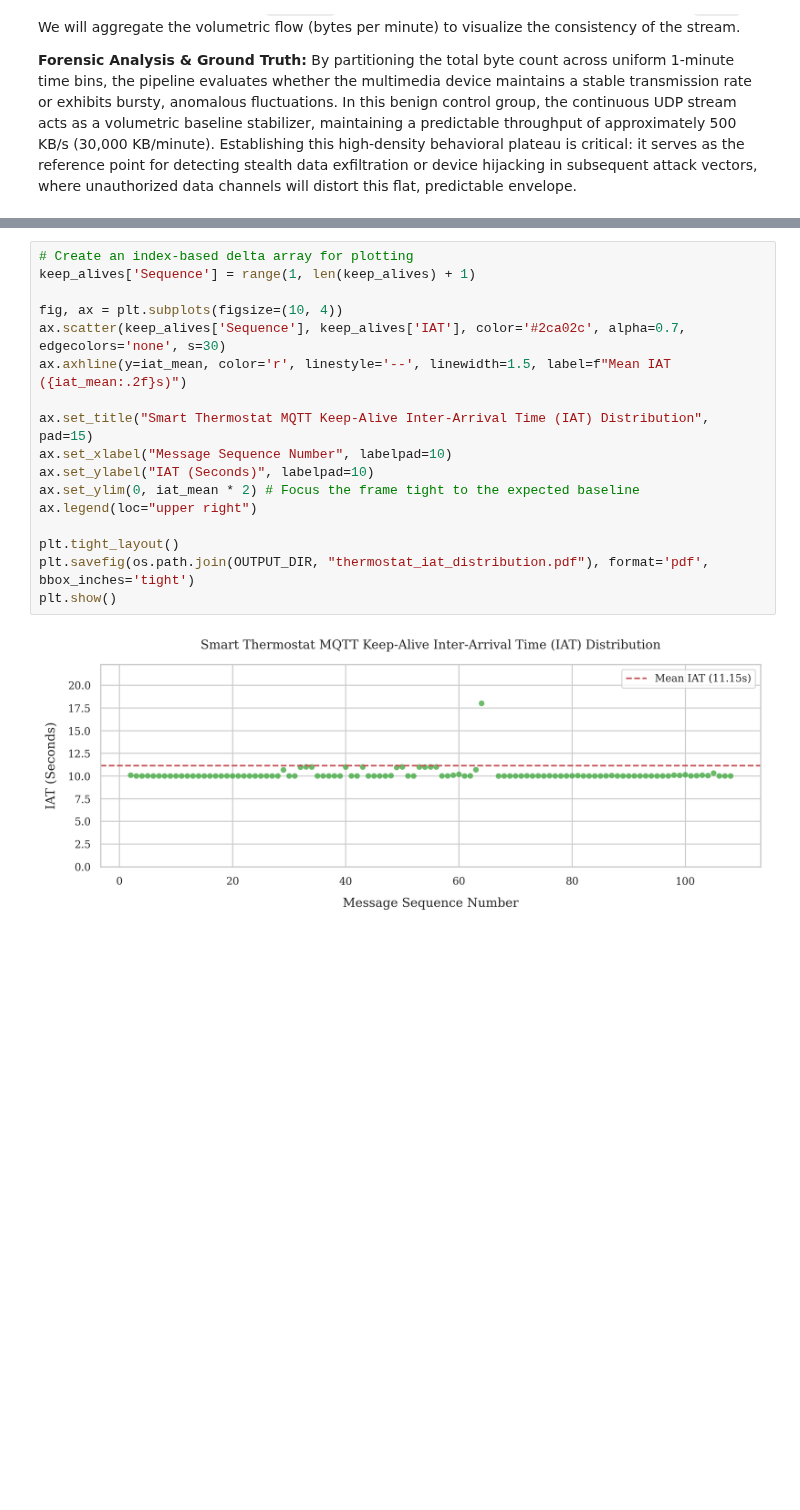
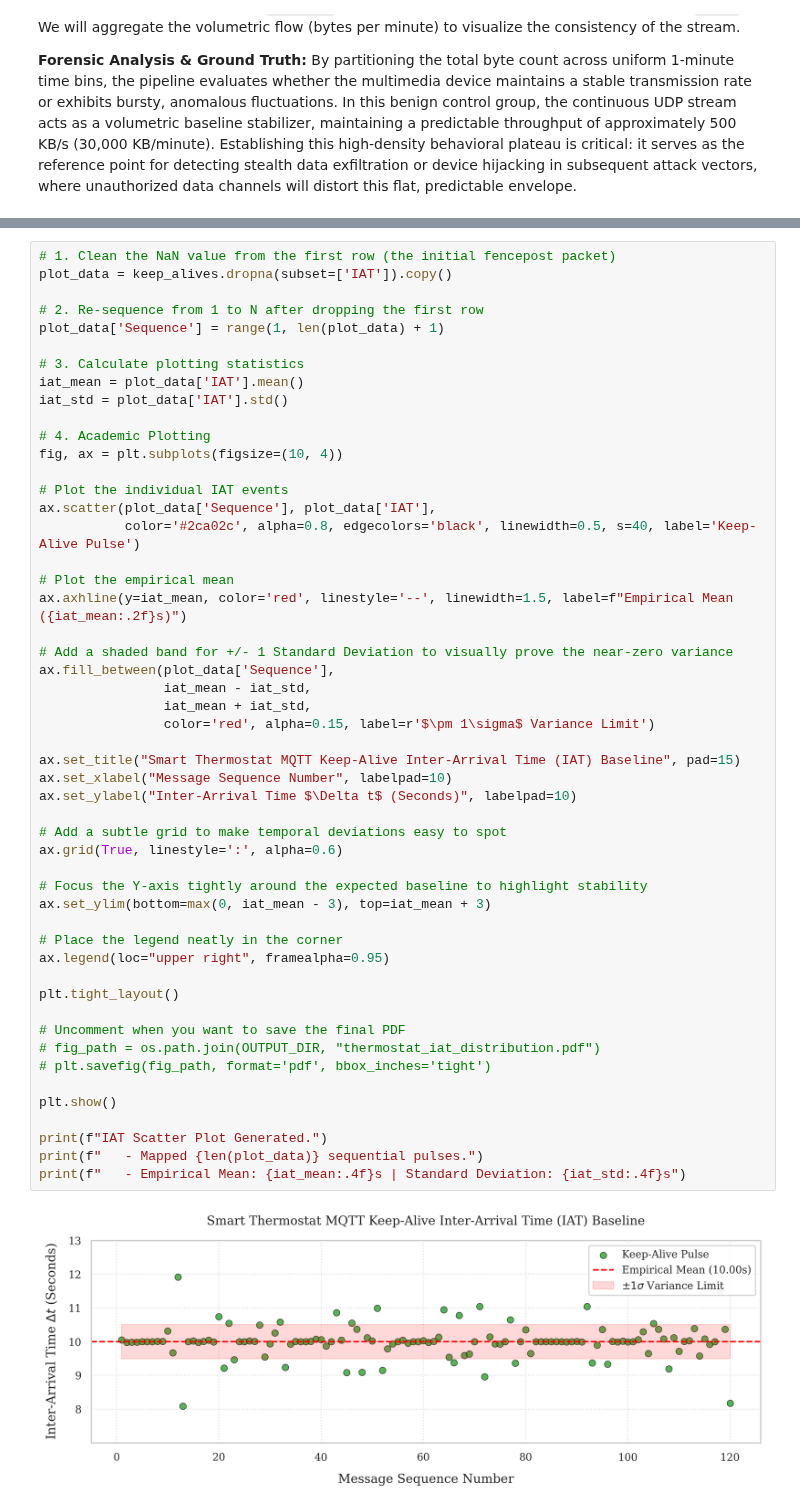
Before and after one commit to thismanera/iot_forensics_project, a Jupyter notebook: code/analysis/scenario1_analysis.ipynb, the cells around one changed output, grey strips where cells are left out. Drawn from its saved outputs; the diff is of its cells as text; blank space fills up the shorter version.

```diff
--- a/code/analysis/scenario1_analysis.ipynb
+++ b/code/analysis/scenario1_analysis.ipynb
@@ -405,19 +492,53 @@ Keep-Alive IAT Variance: 49.1480
 # %%
-# Create an index-based delta array for plotting
-keep_alives['Sequence'] = range(1, len(keep_alives) + 1)
+# 1. Clean the NaN value from the first row (the initial fencepost packet)
+plot_data = keep_alives.dropna(subset=['IAT']).copy()
 
+# 2. Re-sequence from 1 to N after dropping the first row
+plot_data['Sequence'] = range(1, len(plot_data) + 1)
+
+# 3. Calculate plotting statistics
+iat_mean = plot_data['IAT'].mean()
+iat_std = plot_data['IAT'].std()
+
+# 4. Academic Plotting
 fig, ax = plt.subplots(figsize=(10, 4))
-ax.scatter(keep_alives['Sequence'], keep_alives['IAT'], color='#2ca02c', alpha=0.7, edgecolors='none', s=30)
-ax.axhline(y=iat_mean, color='r', linestyle='--', linewidth=1.5, label=f"Mean IAT ({iat_mean:.2f}s)")
 
-ax.set_title("Smart Thermostat MQTT Keep-Alive Inter-Arrival Time (IAT) Distribution", pad=15)
+# Plot the individual IAT events
+ax.scatter(plot_data['Sequence'], plot_data['IAT'],
+           color='#2ca02c', alpha=0.8, edgecolors='black', linewidth=0.5, s=40, label='Keep-Alive Pulse')
+
+# Plot the empirical mean
+ax.axhline(y=iat_mean, color='red', linestyle='--', linewidth=1.5, label=f"Empirical Mean ({iat_mean:.2f}s)")
+
+# Add a shaded band for +/- 1 Standard Deviation to visually prove the near-zero variance
+ax.fill_between(plot_data['Sequence'],
+                iat_mean - iat_std,
+                iat_mean + iat_std,
+                color='red', alpha=0.15, label=r'$\pm 1\sigma$ Variance Limit')
+
+ax.set_title("Smart Thermostat MQTT Keep-Alive Inter-Arrival Time (IAT) Baseline", pad=15)
 ax.set_xlabel("Message Sequence Number", labelpad=10)
-ax.set_ylabel("IAT (Seconds)", labelpad=10)
-ax.set_ylim(0, iat_mean * 2) # Focus the frame tight to the expected baseline
-ax.legend(loc="upper right")
+ax.set_ylabel("Inter-Arrival Time $\Delta t$ (Seconds)", labelpad=10)
+
+# Add a subtle grid to make temporal deviations easy to spot
+ax.grid(True, linestyle=':', alpha=0.6)
+
+# Focus the Y-axis tightly around the expected baseline to highlight stability
+ax.set_ylim(bottom=max(0, iat_mean - 3), top=iat_mean + 3)
+
+# Place the legend neatly in the corner
+ax.legend(loc="upper right", framealpha=0.95)
 
 plt.tight_layout()
-plt.savefig(os.path.join(OUTPUT_DIR, "thermostat_iat_distribution.pdf"), format='pdf', bbox_inches='tight')
+
+# Uncomment when you want to save the final PDF
+# fig_path = os.path.join(OUTPUT_DIR, "thermostat_iat_distribution.pdf")
+# plt.savefig(fig_path, format='pdf', bbox_inches='tight')
+
 plt.show()
+
+print(f"IAT Scatter Plot Generated.")
+print(f"   - Mapped {len(plot_data)} sequential pulses.")
+print(f"   - Empirical Mean: {iat_mean:.4f}s | Standard Deviation: {iat_std:.4f}s")
 # %% [output]
-[figure, old version]
+[figure, new version]
```
Also changed, not shown: parts of 31 cells of this notebook, 4 other files.
